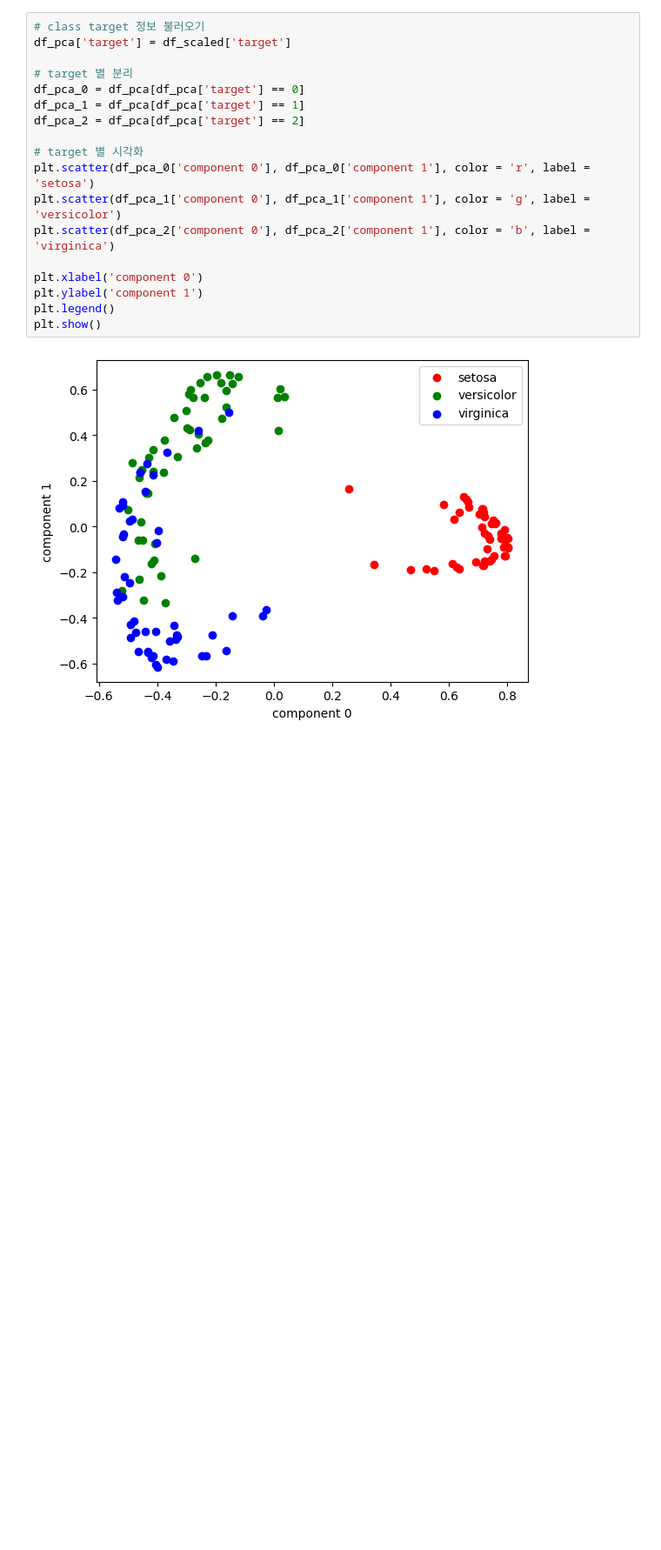
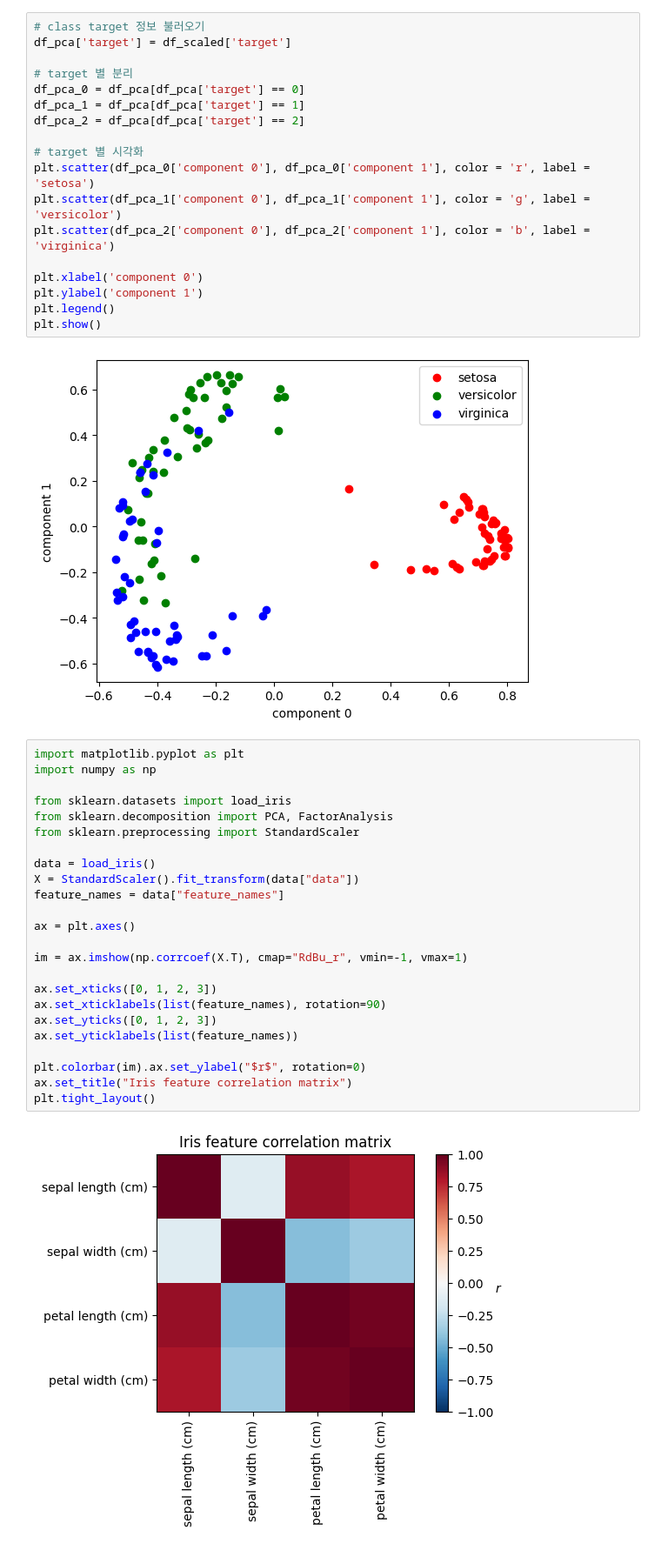
Before and after one commit to clionelove123/Machine_Learning, a Jupyter notebook: ML_Chap_06_Practice_w)sklearn.ipynb, the cells around one changed output. Shown at 87% size. Cells and saved outputs as stored; diff of their text form; blank space fills up the shorter version.

```diff
--- a/ML_Chap_06_Practice_w)sklearn.ipynb
+++ b/ML_Chap_06_Practice_w)sklearn.ipynb
@@ -176,3 +176,29 @@ plt.legend()
 plt.show()
 # %% [output]
 [figure]
+# %%
+import matplotlib.pyplot as plt
+import numpy as np
+
+from sklearn.datasets import load_iris
+from sklearn.decomposition import PCA, FactorAnalysis
+from sklearn.preprocessing import StandardScaler
+
+data = load_iris()
+X = StandardScaler().fit_transform(data["data"])
+feature_names = data["feature_names"]
+
+ax = plt.axes()
+
+im = ax.imshow(np.corrcoef(X.T), cmap="RdBu_r", vmin=-1, vmax=1)
+
+ax.set_xticks([0, 1, 2, 3])
+ax.set_xticklabels(list(feature_names), rotation=90)
+ax.set_yticks([0, 1, 2, 3])
+ax.set_yticklabels(list(feature_names))
+
+plt.colorbar(im).ax.set_ylabel("$r$", rotation=0)
+ax.set_title("Iris feature correlation matrix")
+plt.tight_layout()
+# %% [output]
+[figure, added]
```
Also changed, not shown: parts of 3 cells of this notebook.
